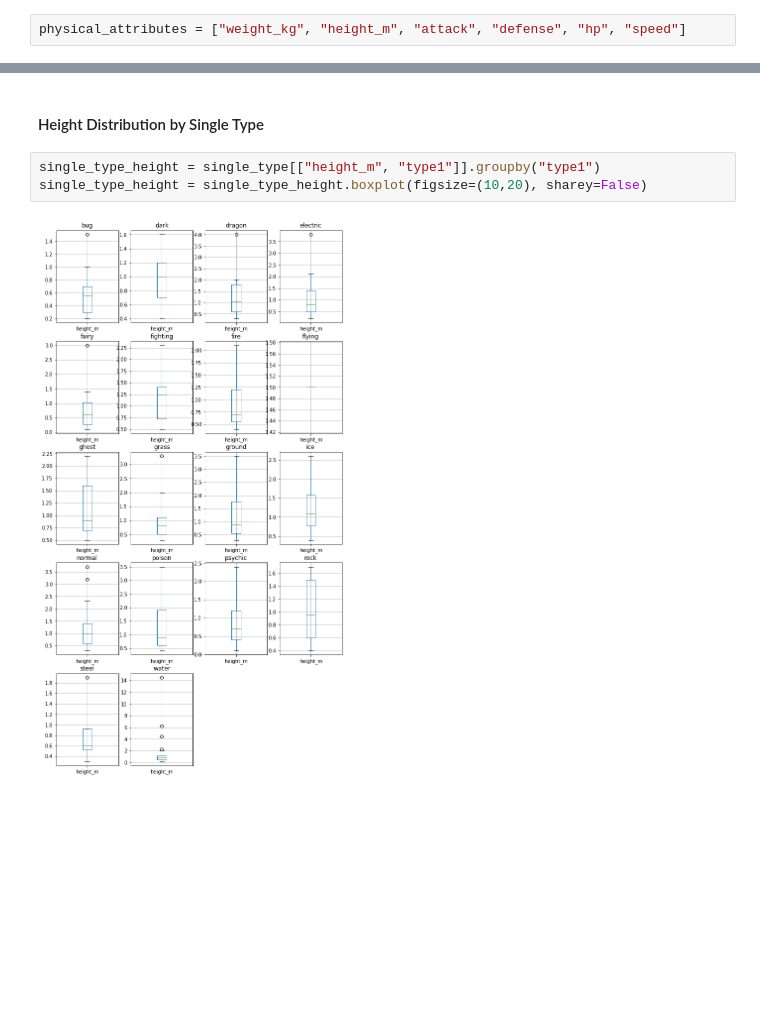
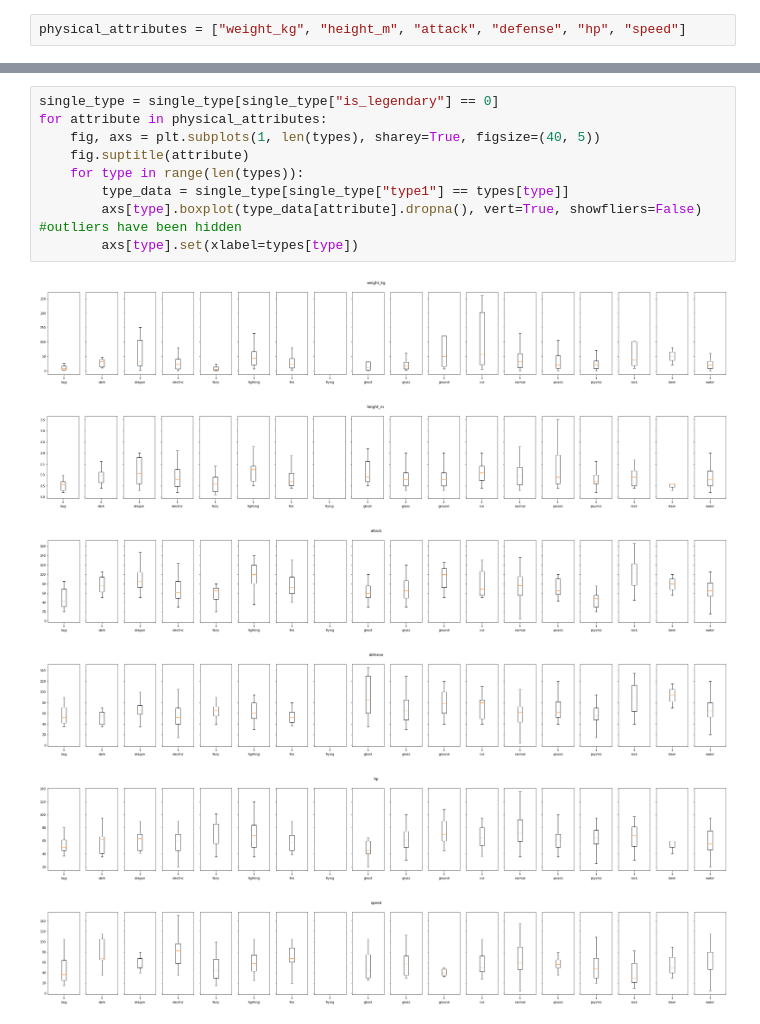
Before and after one commit to DrVenter/data_analysis_kaggle_datasets, a Jupyter notebook: The_Complete_Pokemon_Dataset/data_analysis_pokemon_dataset.ipynb, the cells around one changed output, grey strips where cells are left out. Saved outputs shown, nothing was run; the diff lists cells and outputs as text; blank space fills up the shorter version.

```diff
--- a/The_Complete_Pokemon_Dataset/data_analysis_pokemon_dataset.ipynb
+++ b/The_Complete_Pokemon_Dataset/data_analysis_pokemon_dataset.ipynb
@@ -137,7 +124,16 @@ single_type_weight = single_type_weight.boxplot(figsize=(10,20), sharey=False)
-# %% [markdown]
-#### Height Distribution by Single Type
-# %%
-single_type_height = single_type[["height_m", "type1"]].groupby("type1")
-single_type_height = single_type_height.boxplot(figsize=(10,20), sharey=False)
-# %% [output]
-[figure, removed]
+# %%
+single_type = single_type[single_type["is_legendary"] == 0]
+for attribute in physical_attributes:
+    fig, axs = plt.subplots(1, len(types), sharey=True, figsize=(40, 5))
+    fig.suptitle(attribute)
+    for type in range(len(types)):
+        type_data = single_type[single_type["type1"] == types[type]]
+        axs[type].boxplot(type_data[attribute].dropna(), vert=True, showfliers=False) #outliers have been hidden
+        axs[type].set(xlabel=types[type])
+# %% [output]
+[figure, added]
+[figure, added]
+[figure, added]
+[figure, added]
+[figure, added]
+[figure, added]
```
Also changed, not shown: parts of 25 cells of this notebook.
